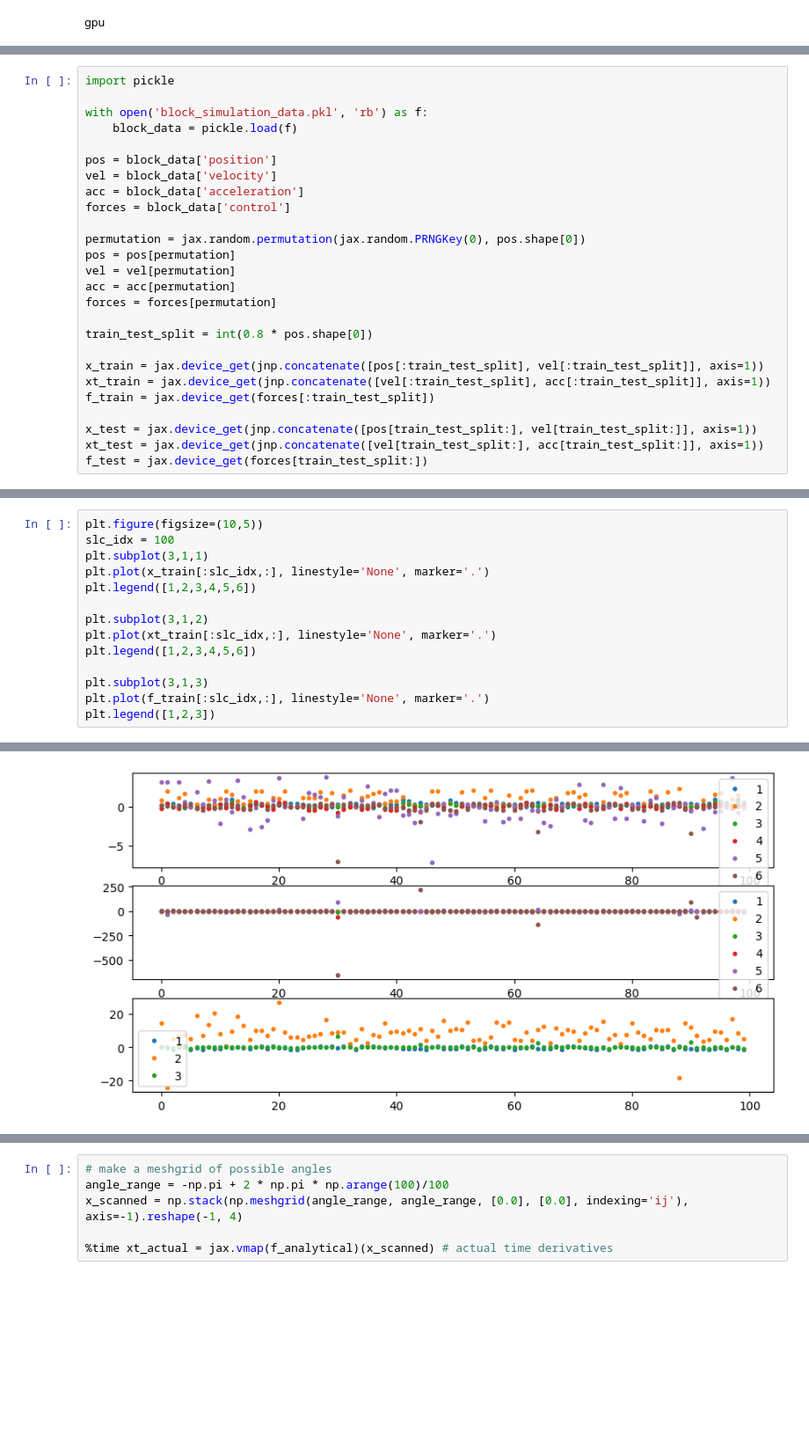
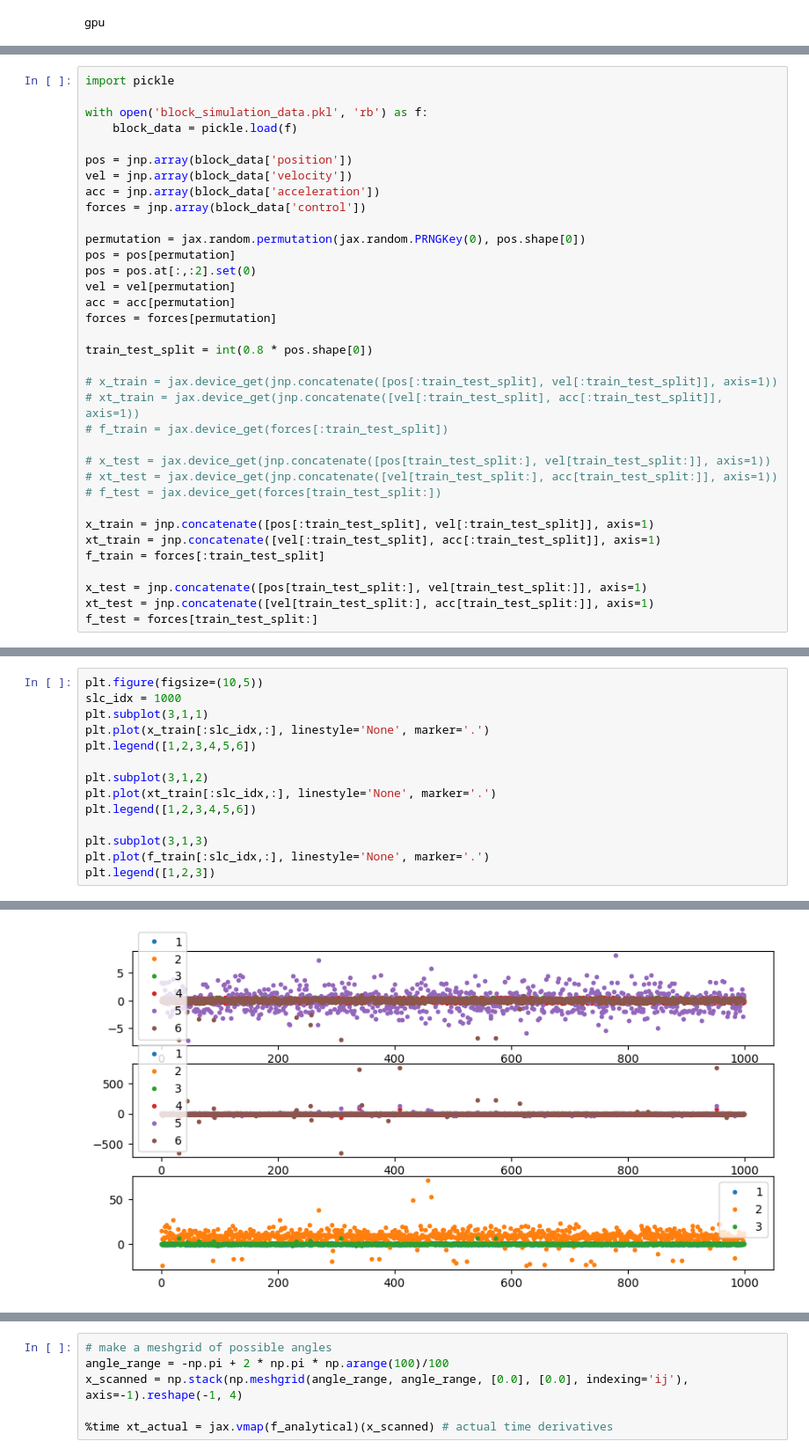
Before and after one commit to stevenwman/afil-project, a Jupyter notebook: LNN_tutorial_mod.ipynb, the cells around one changed output, grey strips where cells are left out. Shown: that part at 88% size. Saved outputs shown, nothing was run; the diff lists cells and outputs as text; blank space fills up the shorter version.

Commit message:
more training

```diff
--- a/LNN_tutorial_mod.ipynb
+++ b/LNN_tutorial_mod.ipynb
@@ -60,23 +61,32 @@ import pickle
 with open('block_simulation_data.pkl', 'rb') as f:
     block_data = pickle.load(f)
 
-pos = block_data['position']
-vel = block_data['velocity']
-acc = block_data['acceleration']
-forces = block_data['control']
+pos = jnp.array(block_data['position'])
+vel = jnp.array(block_data['velocity'])
+acc = jnp.array(block_data['acceleration'])
+forces = jnp.array(block_data['control'])
 
 permutation = jax.random.permutation(jax.random.PRNGKey(0), pos.shape[0])
 pos = pos[permutation]
+pos = pos.at[:,:2].set(0)
 vel = vel[permutation]
 acc = acc[permutation]
 forces = forces[permutation]
 
 train_test_split = int(0.8 * pos.shape[0])
 
-x_train = jax.device_get(jnp.concatenate([pos[:train_test_split], vel[:train_test_split]], axis=1))
-xt_train = jax.device_get(jnp.concatenate([vel[:train_test_split], acc[:train_test_split]], axis=1))
-f_train = jax.device_get(forces[:train_test_split])
+# x_train = jax.device_get(jnp.concatenate([pos[:train_test_split], vel[:train_test_split]], axis=1))
+# xt_train = jax.device_get(jnp.concatenate([vel[:train_test_split], acc[:train_test_split]], axis=1))
+# f_train = jax.device_get(forces[:train_test_split])
 
-x_test = jax.device_get(jnp.concatenate([pos[train_test_split:], vel[train_test_split:]], axis=1))
-xt_test = jax.device_get(jnp.concatenate([vel[train_test_split:], acc[train_test_split:]], axis=1))
-f_test = jax.device_get(forces[train_test_split:])
+# x_test = jax.device_get(jnp.concatenate([pos[train_test_split:], vel[train_test_split:]], axis=1))
+# xt_test = jax.device_get(jnp.concatenate([vel[train_test_split:], acc[train_test_split:]], axis=1))
+# f_test = jax.device_get(forces[train_test_split:])
+
+x_train = jnp.concatenate([pos[:train_test_split], vel[:train_test_split]], axis=1)
+xt_train = jnp.concatenate([vel[:train_test_split], acc[:train_test_split]], axis=1)
+f_train = forces[:train_test_split]
+
+x_test = jnp.concatenate([pos[train_test_split:], vel[train_test_split:]], axis=1)
+xt_test = jnp.concatenate([vel[train_test_split:], acc[train_test_split:]], axis=1)
+f_test = forces[train_test_split:]
@@ -99,20 +93,20 @@ array([[ 1.7797305e-01,  8.8176048e-01, -8.4432453e-02, -2.2754666e-01,
 # %%
 plt.figure(figsize=(10,5))
-slc_idx = 100
+slc_idx = 1000
 plt.subplot(3,1,1)
 plt.plot(x_train[:slc_idx,:], linestyle='None', marker='.')
 plt.legend([1,2,3,4,5,6])
 
 plt.subplot(3,1,2)
 plt.plot(xt_train[:slc_idx,:], linestyle='None', marker='.')
 plt.legend([1,2,3,4,5,6])
 
 plt.subplot(3,1,3)
 plt.plot(f_train[:slc_idx,:], linestyle='None', marker='.')
 plt.legend([1,2,3])
 # %% [output]
 <matplotlib.legend.Legend at 0x...>
-[figure, old version]
+[figure, new version]
 # %%
 # replace the lagrangian with a parameteric model
 def learned_lagrangian(params):
```
Also changed, not shown: parts of 9 cells of this notebook.
